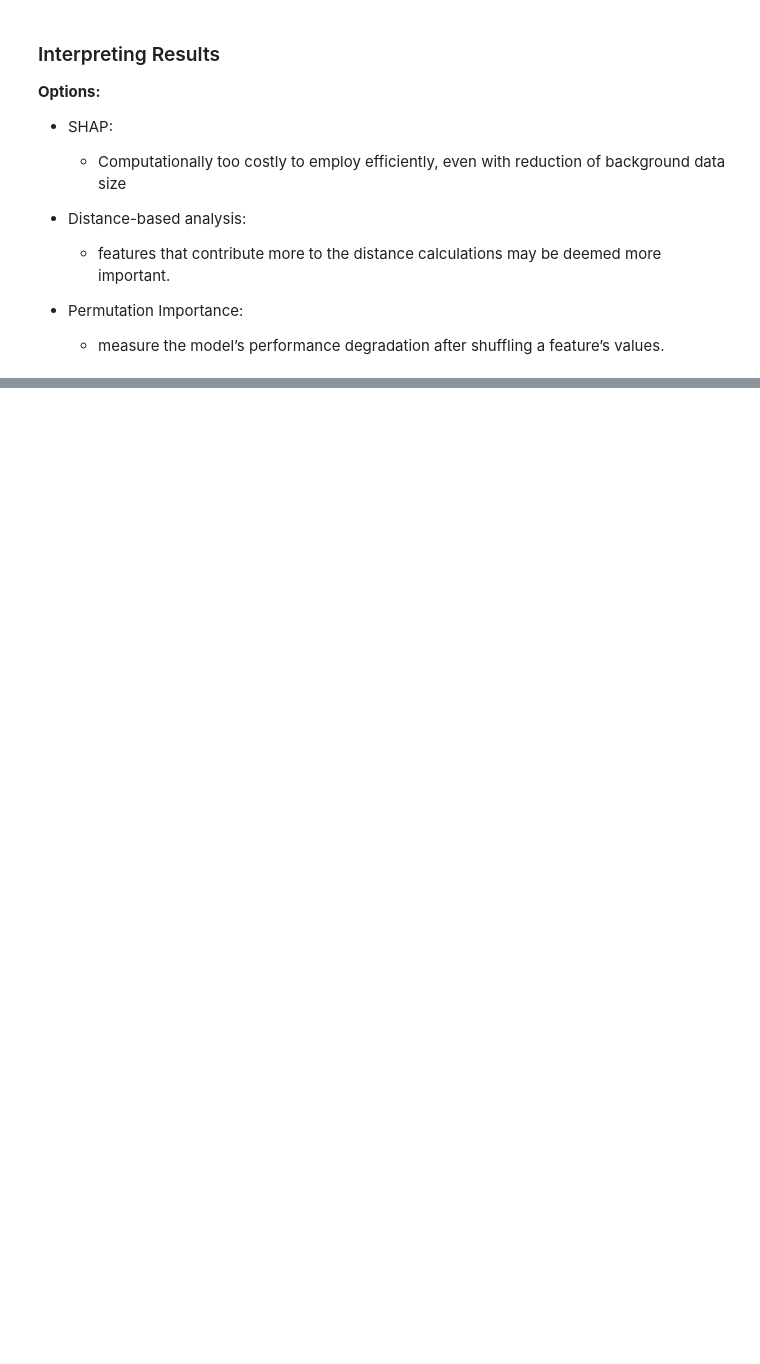
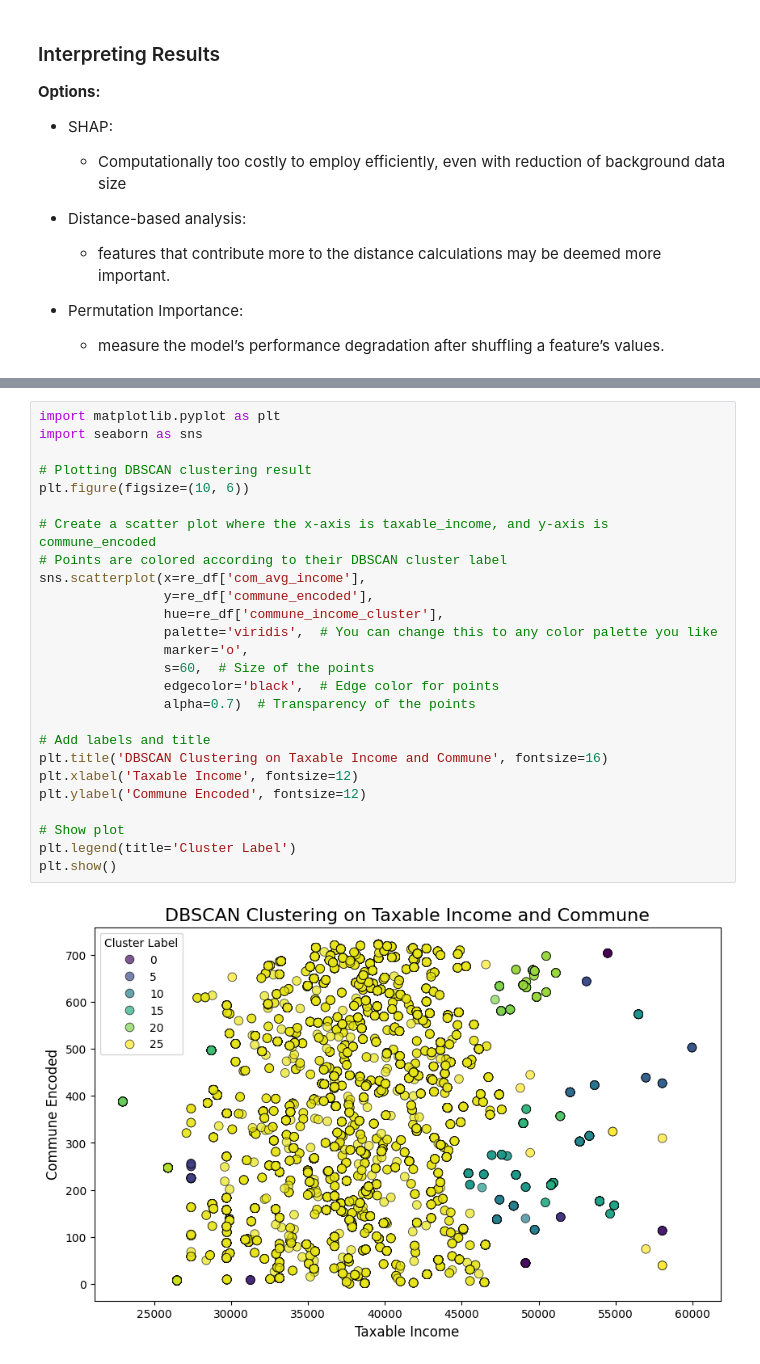
Before and after one commit to Miriam-Stoehr/challenge-regression, a Jupyter notebook: testing.ipynb, the cells around one changed output, grey strips where cells are left out. Cells and saved outputs as stored; diff of their text form; blank space fills up the shorter version.

Commit message:
Location-Income-Clusters implemented

```diff
--- a/testing.ipynb
+++ b/testing.ipynb
@@ -126,0 +172,28 @@ plt.show()
+# %%
+import matplotlib.pyplot as plt
+import seaborn as sns
+
+# Plotting DBSCAN clustering result
+plt.figure(figsize=(10, 6))
+
+# Create a scatter plot where the x-axis is taxable_income, and y-axis is commune_encoded
+# Points are colored according to their DBSCAN cluster label
+sns.scatterplot(x=re_df['com_avg_income'],
+                y=re_df['commune_encoded'],
+                hue=re_df['commune_income_cluster'],
+                palette='viridis',  # You can change this to any color palette you like
+                marker='o',
+                s=60,  # Size of the points
+                edgecolor='black',  # Edge color for points
+                alpha=0.7)  # Transparency of the points
+
+# Add labels and title
+plt.title('DBSCAN Clustering on Taxable Income and Commune', fontsize=16)
+plt.xlabel('Taxable Income', fontsize=12)
+plt.ylabel('Commune Encoded', fontsize=12)
+
+# Show plot
+plt.legend(title='Cluster Label')
+plt.show()
+# %% [output]
+[figure, added]
```
Also changed, not shown: parts of 4 cells of this notebook, 4 other files.
